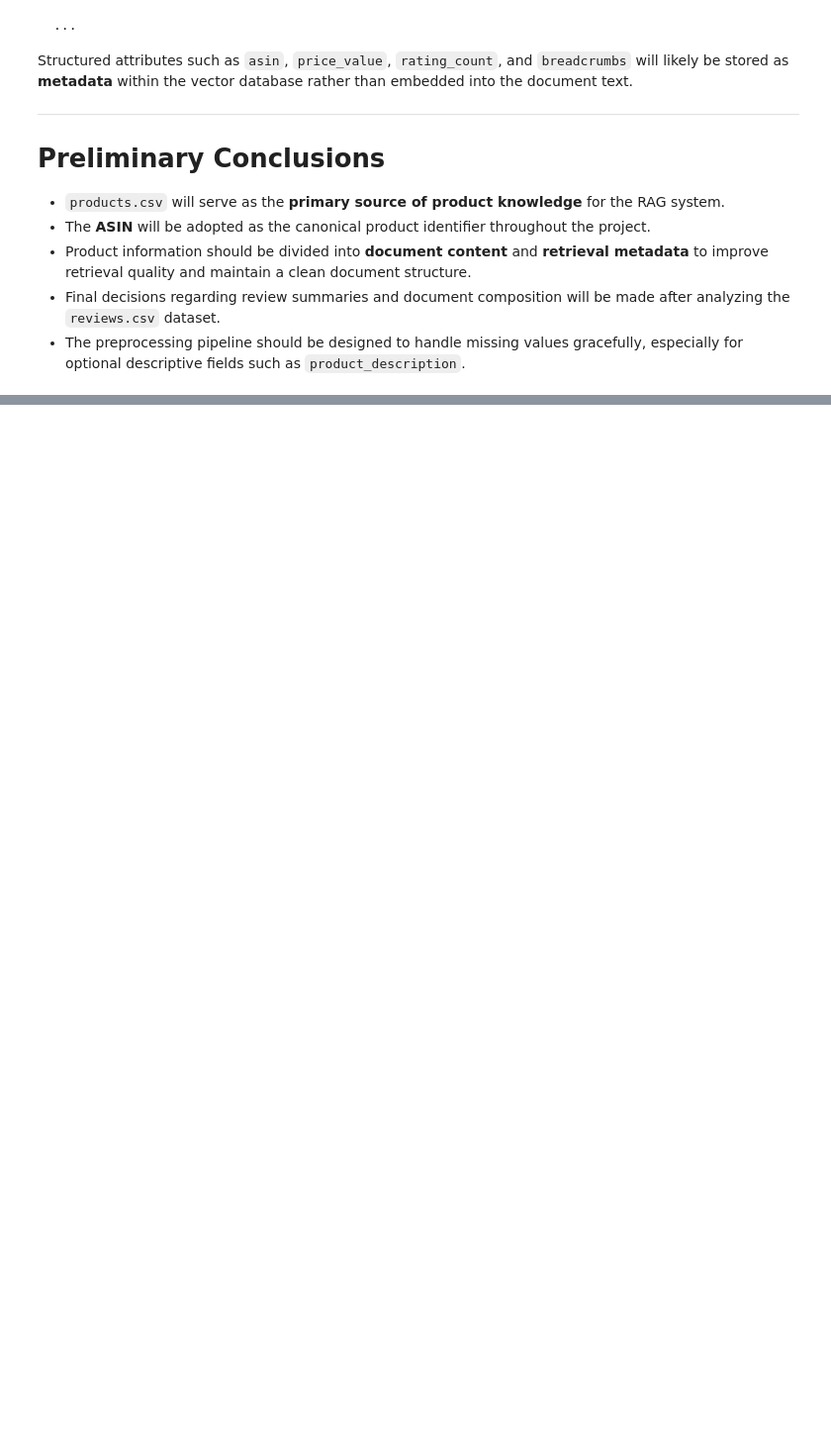
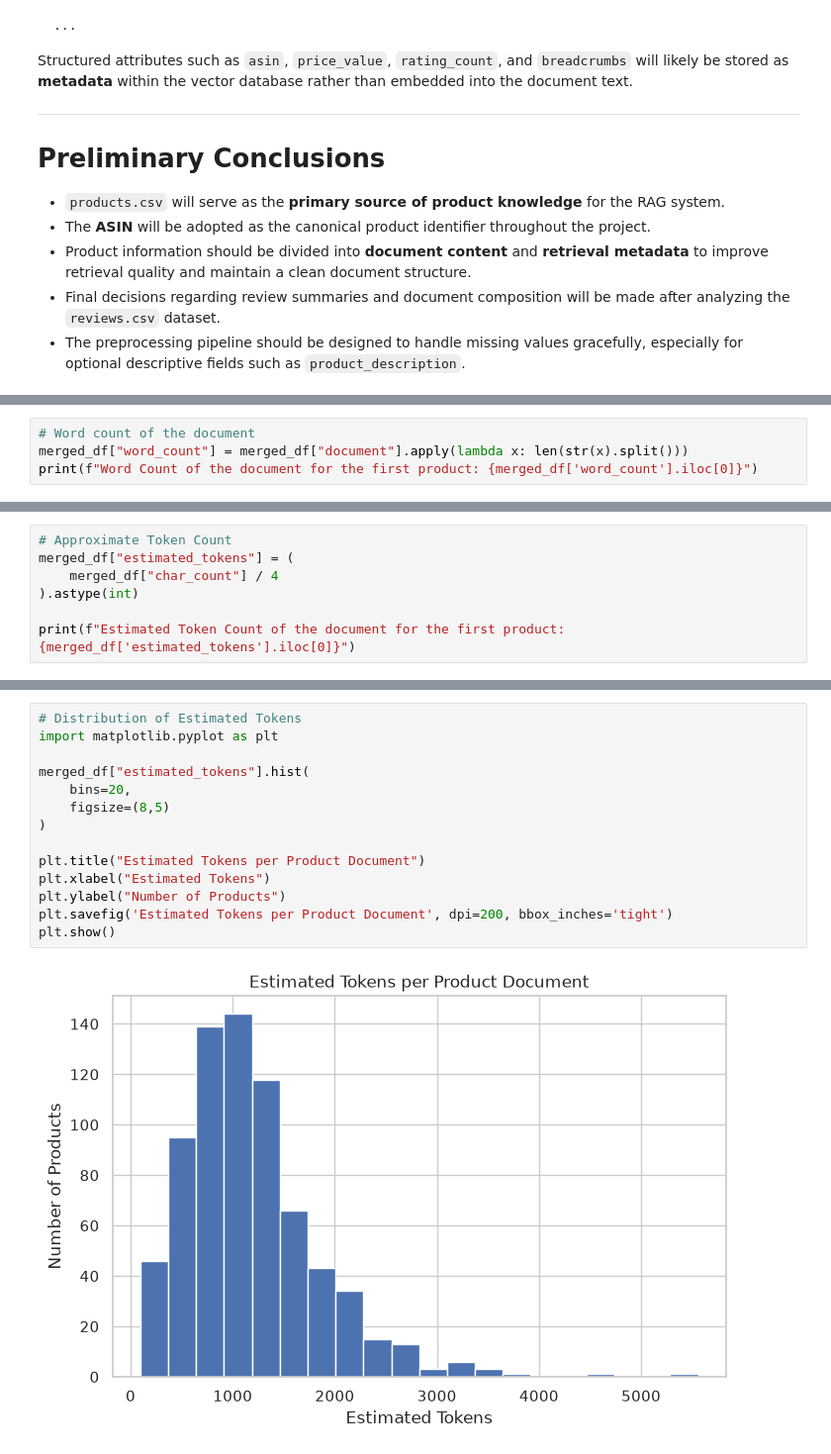
Before and after one commit to Mansoor-Ali-Data/amazon-product-intelligence, a Jupyter notebook: notebooks/exploration.ipynb, the cells around one changed output, grey strips where cells are left out. Shown at 99% size. Saved outputs shown, nothing was run; the diff lists cells and outputs as text; blank space fills up the shorter version.

```diff
--- a/notebooks/exploration.ipynb
+++ b/notebooks/exploration.ipynb
@@ -283,0 +850,4 @@ Structured attributes such as `asin`, `price_value`, `rating_count`, and `breadc
+# %%
+# Word count of the document
+merged_df["word_count"] = merged_df["document"].apply(lambda x: len(str(x).split()))
+print(f"Word Count of the document for the first product: {merged_df['word_count'].iloc[0]}")
@@ -283,0 +856,7 @@ Structured attributes such as `asin`, `price_value`, `rating_count`, and `breadc
+# %%
+# Approximate Token Count
+merged_df["estimated_tokens"] = (
+    merged_df["char_count"] / 4
+).astype(int)
+
+print(f"Estimated Token Count of the document for the first product: {merged_df['estimated_tokens'].iloc[0]}")
@@ -283,0 +909,16 @@ Structured attributes such as `asin`, `price_value`, `rating_count`, and `breadc
+# %%
+# Distribution of Estimated Tokens
+import matplotlib.pyplot as plt
+
+merged_df["estimated_tokens"].hist(
+    bins=20,
+    figsize=(8,5)
+)
+
+plt.title("Estimated Tokens per Product Document")
+plt.xlabel("Estimated Tokens")
+plt.ylabel("Number of Products")
+plt.savefig('Estimated Tokens per Product Document', dpi=200, bbox_inches='tight')
+plt.show()
+# %% [output]
+[figure, added]
```
Also changed, not shown: parts of 35 cells of this notebook, 3 other files.
